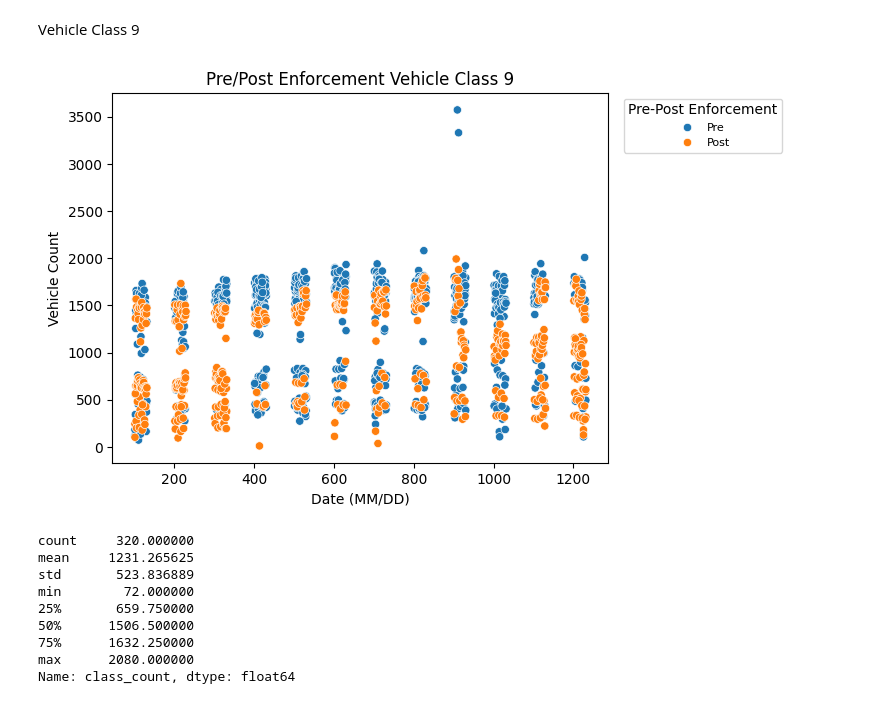
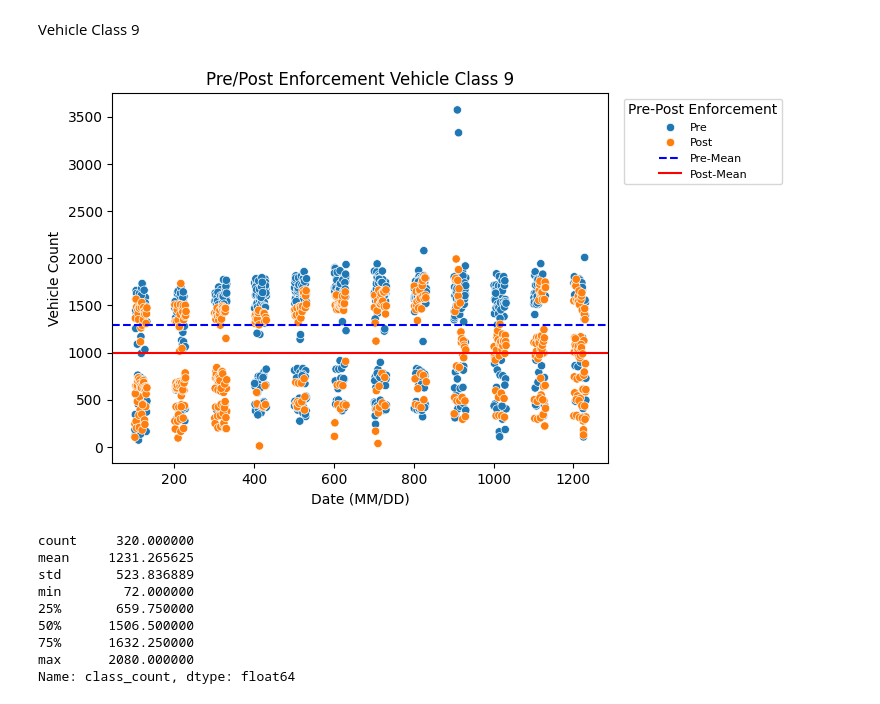
Before and after one commit to rda329/Fall25_Capstone_DSE, a Jupyter notebook: Data_Exploration/DailyVehicleCount.ipynb, the cells around one changed output. Cells and saved outputs as stored; diff of their text form; code cells hidden in the pictures.

```diff
--- a/Data_Exploration/DailyVehicleCount.ipynb
+++ b/Data_Exploration/DailyVehicleCount.ipynb
@@ -755,27 +1098,51 @@ Name: class_count, dtype: float64
 # %% [markdown]
 Vehicle Class 9
 # %%
-filtered_pre2_post2_df = pre2_post2_df[pre2_post2_df["class"] == 9]
+filtered_pre2_post2_df = pre2_post2_df[pre2_post2_df["class"] == 9] #filtering for Veh. Class 1
 
 veh_plot = sns.scatterplot(data=filtered_pre2_post2_df, x = "month_day", y = "class_count", hue = "pre_post_bool")
+
+
+#adding mean lines
+pre_enf_mean = filtered_pre2_post2_df.loc[
+    filtered_pre2_post2_df["pre_post_bool"] == 0, "class_count"
+    ].mean()
+
+post_enf_mean = filtered_pre2_post2_df.loc[
+    filtered_pre2_post2_df["pre_post_bool"] == 1, "class_count"
+    ].mean()
+
+mean_line1 = veh_plot.axhline(pre_enf_mean, color="blue", linestyle="--", label=f"Mean X = {pre_enf_mean:.2f}")
+mean_line2 = veh_plot.axhline(post_enf_mean, color="red", linestyle="-", label=f"Mean X = {pre_enf_mean:.2f}")
+
+
 veh_plot.set_xlabel("Date (MM/DD)")
 veh_plot.set_ylabel("Vehicle Count")
 veh_plot.set_title("Pre/Post Enforcement Vehicle Class 9")
 handles, labels = veh_plot.get_legend_handles_labels()
+
+#pre mean
+handles.append(mean_line1)
+labels.append(f"Pre-Enf Mean = {pre_enf_mean:.2f}")
+
+#post mean
+handles.append(mean_line2)
+labels.append(f"Post-Enf Mean = {post_enf_mean:.2f}")
+
+
 veh_plot.legend(
     handles,
-    ["Pre", "Post"],
+    ["Pre", "Post", "Pre-Mean","Post-Mean"],
     title="Pre-Post Enforcement",
     fontsize=8,
     bbox_to_anchor=(1.02, 1), loc="upper left"  # move & shrink legend box
 )
 
-
 plt.show()
 
 # 0 pre-enf. 1 post-enf.
 # %% [output]
-[figure, old version]
+[figure, new version]
 # %%
 #Mean Variance of Daily Vehicle Count Veh. Class 9 Pre-enforcement
 filtered_pre2_post2_df[filtered_pre2_post2_df["pre_post_bool"] == 0]["class_count"].describe()
```
Also changed, not shown: parts of 28 cells of this notebook, 1 other file.
